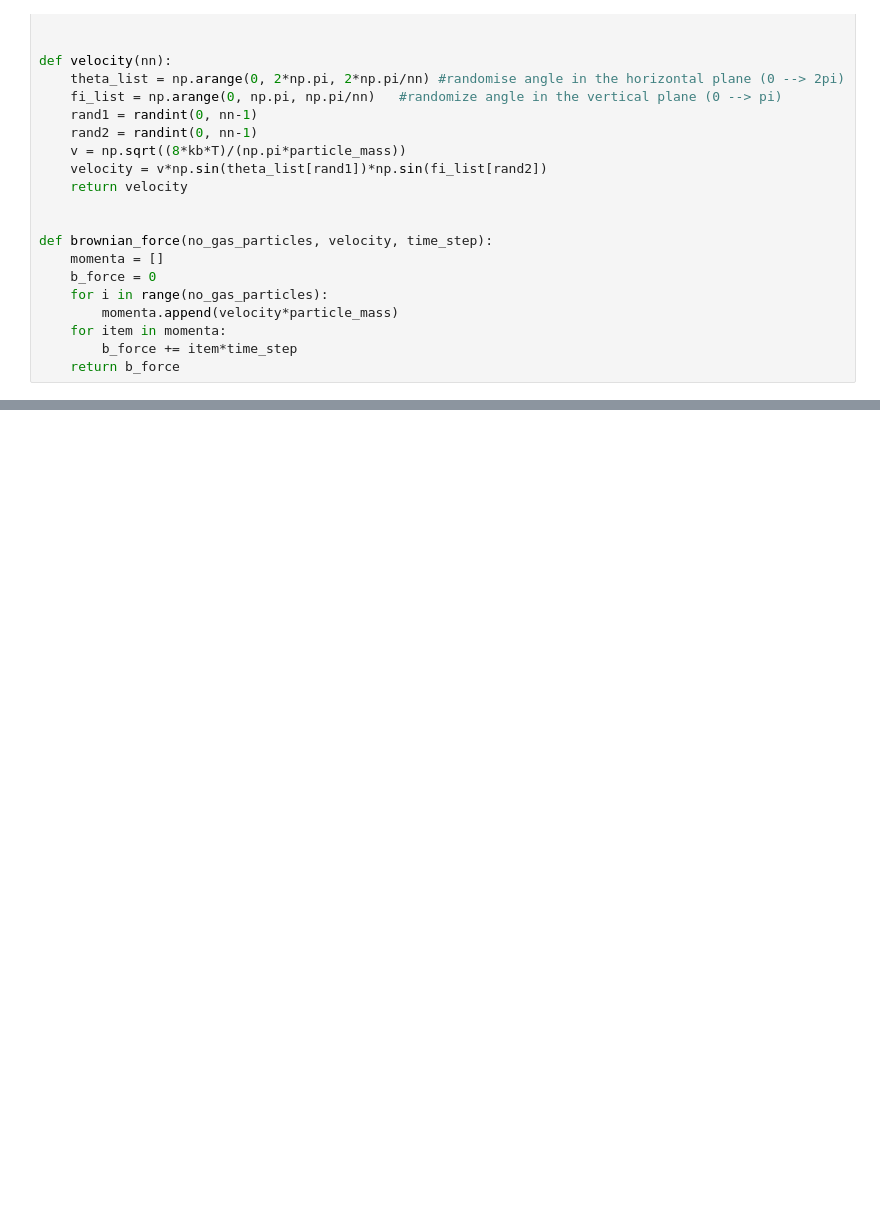
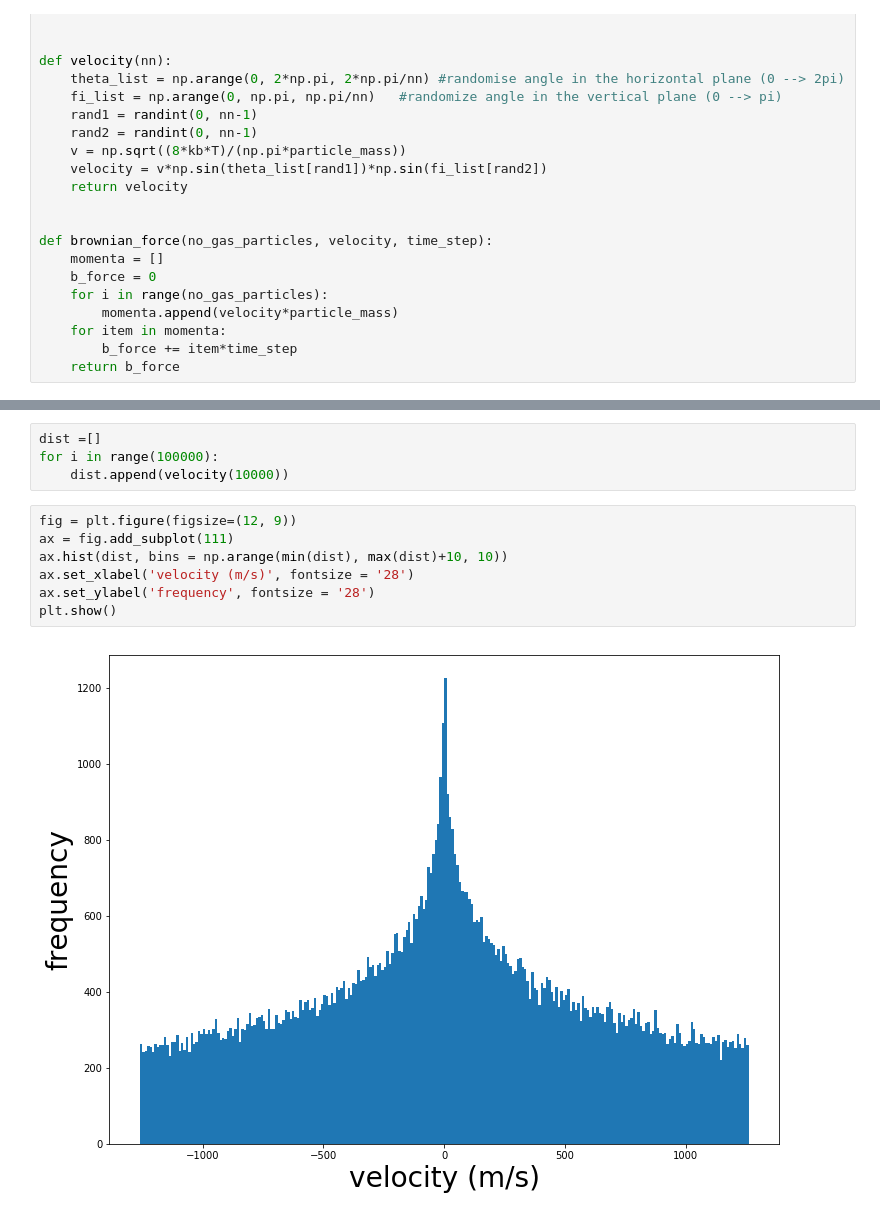
Before and after one commit to fw14863/nRotor, a Jupyter notebook: BROWNIAN MOTION.ipynb, the cells around one changed output, grey strips where cells are left out. Drawn from its saved outputs; the diff is of its cells as text; blank space fills up the shorter version.

```diff
--- a/BROWNIAN MOTION.ipynb
+++ b/BROWNIAN MOTION.ipynb
@@ -273,0 +275,13 @@ print bforce
+# %%
+dist =[]
+for i in range(100000):
+    dist.append(velocity(10000))
+# %%
+fig = plt.figure(figsize=(12, 9))
+ax = fig.add_subplot(111)
+ax.hist(dist, bins = np.arange(min(dist), max(dist)+10, 10))
+ax.set_xlabel('velocity (m/s)', fontsize = '28')
+ax.set_ylabel('frequency', fontsize = '28')
+plt.show()
+# %% [output]
+[figure, added]
```
Also changed, not shown: parts of 6 cells of this notebook.
